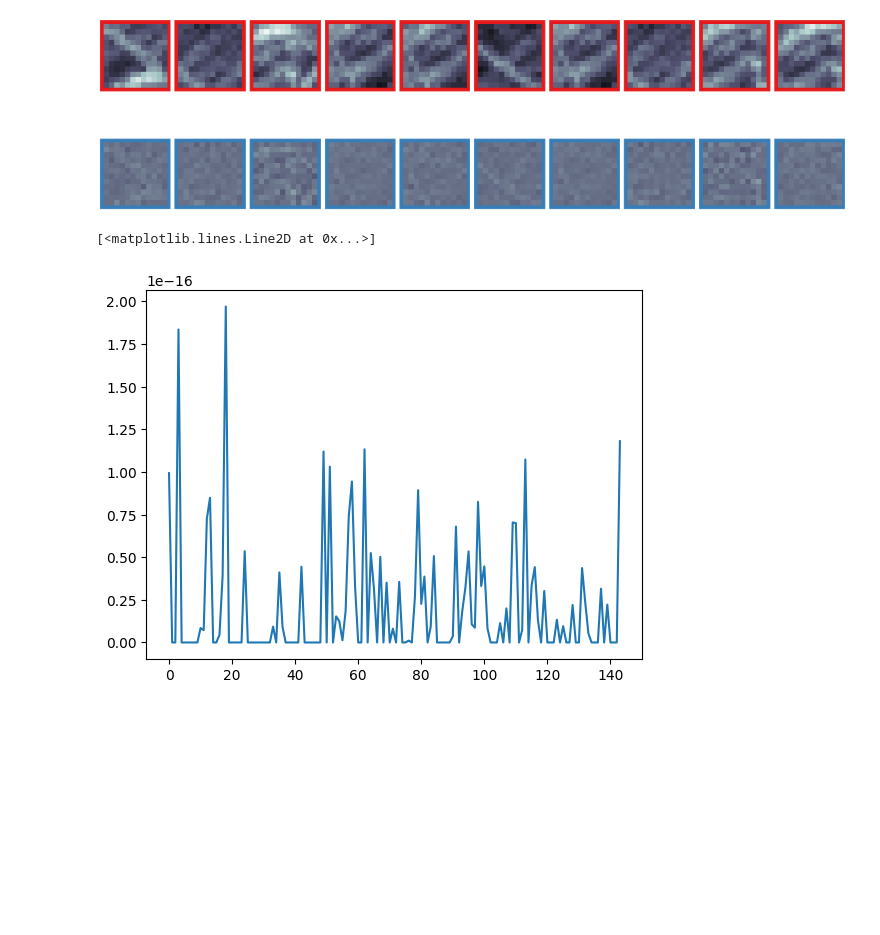
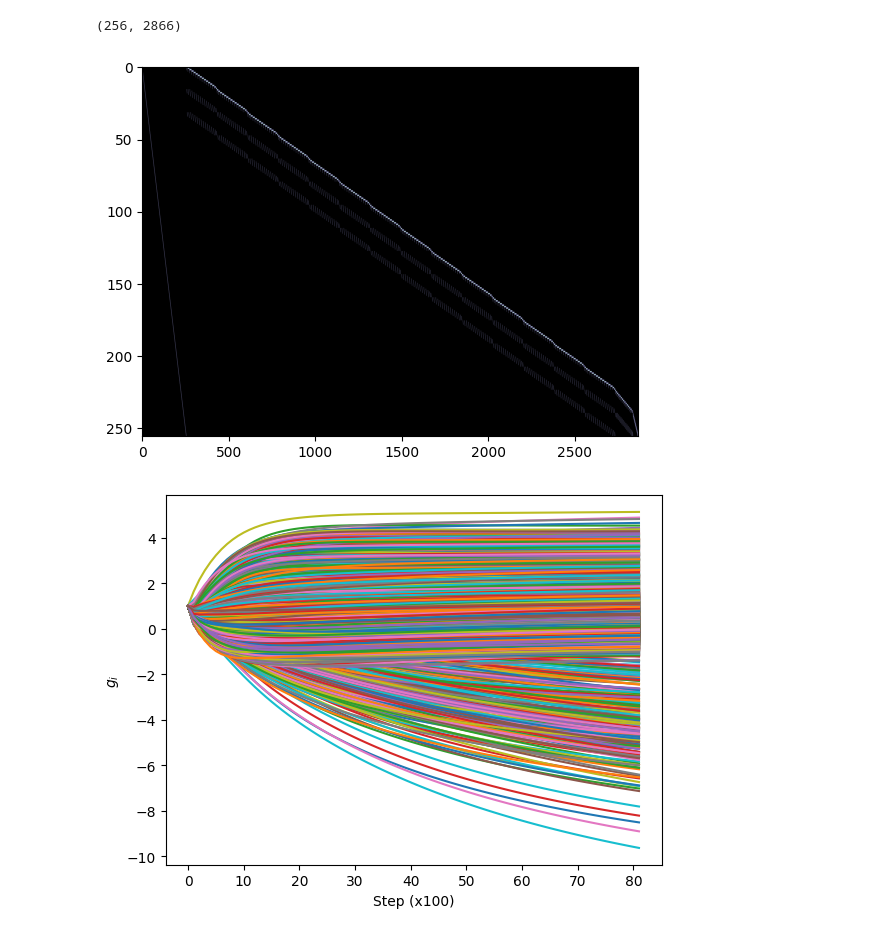
Before and after one commit to lyndond/frame_whitening, a Jupyter notebook: figures_new/conv2d.ipynb, the cells around one changed output. Drawn from its saved outputs; the diff is of its cells as text; code cells hidden in the pictures; blank space fills up the shorter version.

Commit message:
conv2d working now

```diff
--- a/figures_new/conv2d.ipynb
+++ b/figures_new/conv2d.ipynb
@@ -58,32 +56,42 @@ W = fw.get_conv_frame(patch_h, patch_w, conv_h, conv_w)
 # %%
-X = all_contexts[0]
+X = all_contexts[2]
 X0 = X.reshape(n_steps, -1)
 X0 = X0 - np.mean(X0, axis=0)
-X0 = X0 * 10
+X0 = X0 * 64
 
-Cxx = np.cov(X0.T)
-Cxx = Cxx + np.eye(Cxx.shape[0]) * 1e-4
+Cxx0 = np.cov(X0.T)
+Cxx = Cxx0 + np.eye(Cxx0.shape[0]) * 1e-4
 
 ll, V = np.linalg.eigh(Cxx)
 l12 = 1/np.sqrt(ll)
 assert np.allclose(V @ np.diag(ll) @ V.T, Cxx)
 
-W = V @ np.diag(l12) @ V.T
-
-Xw = X0 @ W.T
-
-Xw = Xw.reshape(n_steps, patch_h, patch_w)
-X0 = X0.reshape(n_steps, patch_h, patch_w)
-
-fwd.plot_context_samples(np.stack([X0, Xw], 0), 10)
+Cww = V @ np.diag(l12) @ V.T
-# %% [output]
-[figure, removed]
 # %%
 import frame_whitening.simulation_new as sim
-n_batch = 2048
-g_last, g_all, errors, variances = sim.simulate([np.linalg.cholesky(Cxx)], W, -1, n_batch, 1E-3, None, False, True)
+n_batch = 2**13
+conv_h, conv_w = 3, 3
+W = fw.get_conv_frame(patch_h, patch_w, conv_h, conv_w)
+print(W.shape)
+plt.imshow(W, cmap="bone", aspect="auto")
+
+g_last, g_all, errors, variances = sim.simulate(
+                                        cholesky_list=[np.linalg.cholesky(Cxx)],
+                                        W=W,
+                                        batch_size=-1,
+                                        n_batch=n_batch,
+                                        lr_g=1E-2,
+                                        g0=None,
+                                        online=False,
+                                        clamp=False,
+                                    )
+# %% [output]
+(256, 2866)
+[figure, added]
-# %%
-plt.plot(g_last[0])
-# %% [output]
-[<matplotlib.lines.Line2D at 0x...>]
-[figure, removed]
+# %%
+fig, ax = plt.subplots(1, 1)
+step_skip = 100
+ax.plot(g_all[::step_skip])
+ax.set(xlabel=f"Step (x{step_skip})", ylabel=r"$g_i$");
+# %% [output]
+[figure, added]
```
Also changed, not shown: parts of 7 cells of this notebook, 3 other files.
